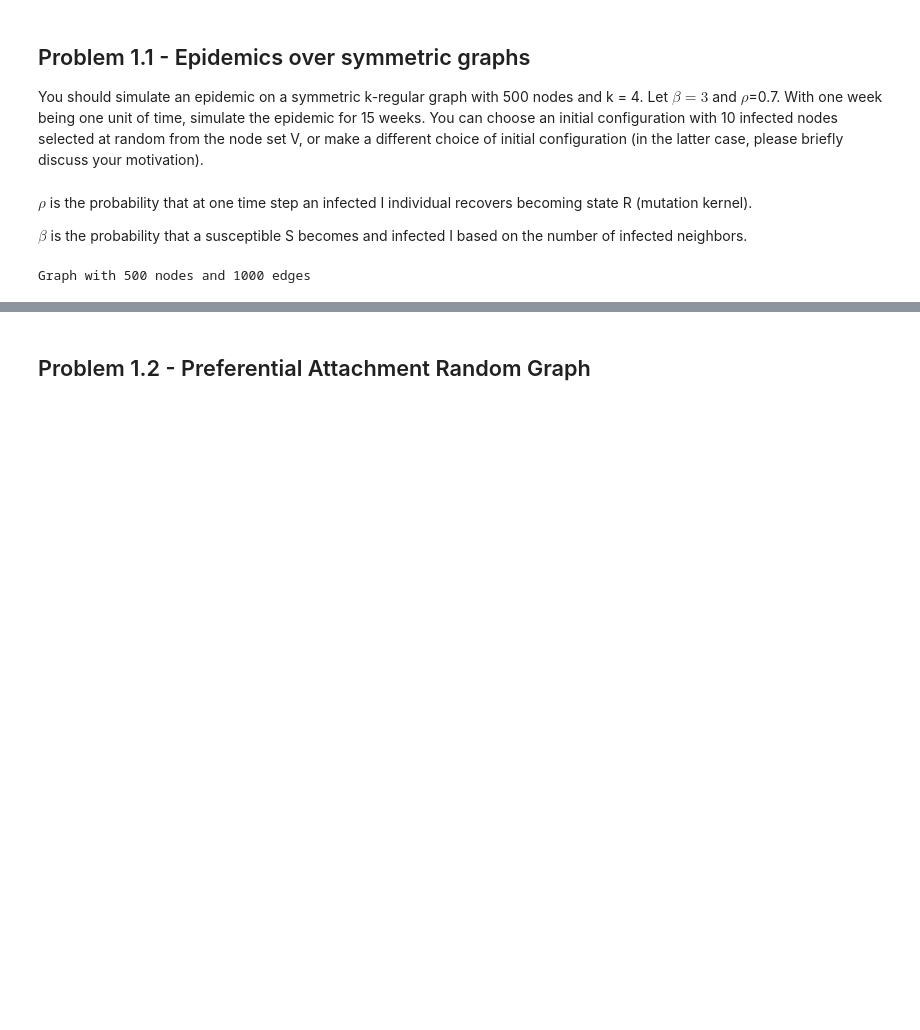
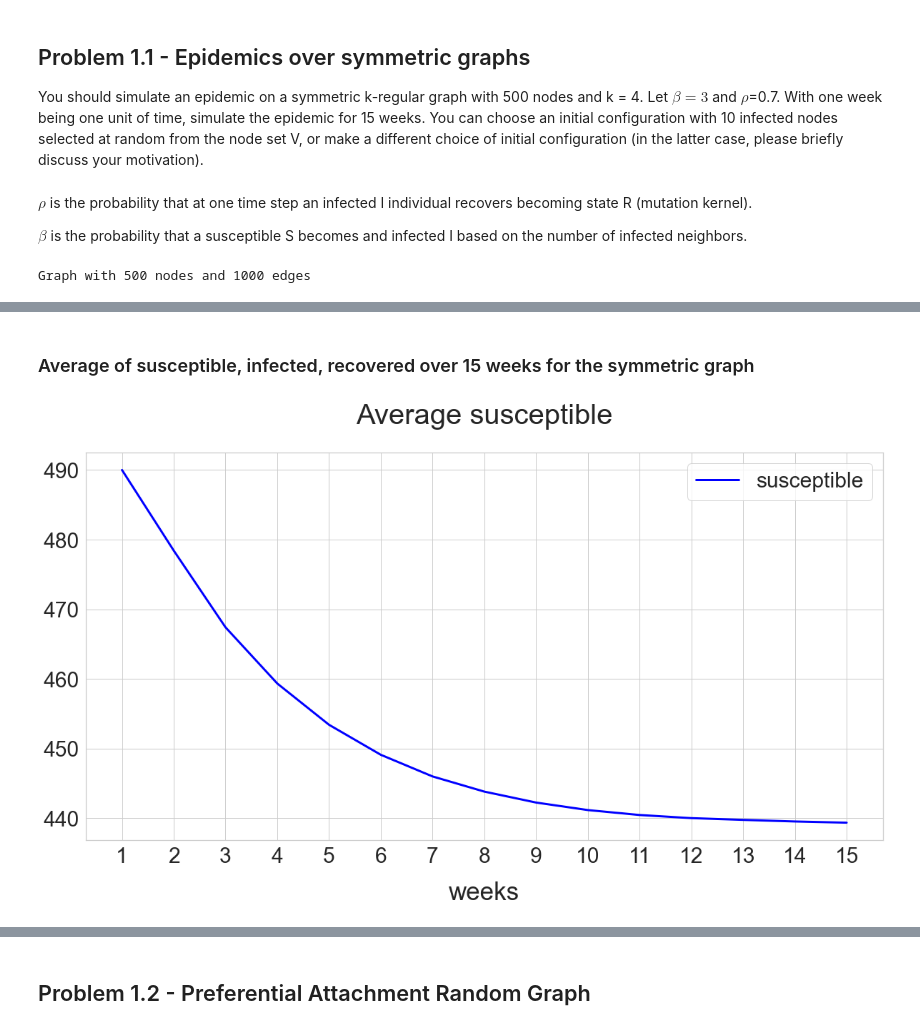
Before and after one commit to fabioeterno/Network_Homework, a Jupyter notebook: Homework3/Hw3.ipynb, the cells around one changed output, grey strips where cells are left out. Drawn from its saved outputs; the diff is of its cells as text; code cells hidden in the pictures; blank space fills up the shorter version.

```diff
--- a/Homework3/Hw3.ipynb
+++ b/Homework3/Hw3.ipynb
@@ -230,0 +263,22 @@ avg new infection:
+# %% [markdown]
+### Average of susceptible, infected, recovered over 15 weeks for the symmetric graph
+# %%
+fig, (ax1)= plt.subplots(1,1,figsize=(20,10))
+x = list(np.arange(1, 16))
+ax1.set_xticks(x)
+
+ax1.plot(x, avg_susceptible, label="susceptible", color = 'blue', linewidth=3)
+
+ax1.set_title("Average susceptible", fontsize=40, pad=40)
+
+ax1.set_xlabel("weeks", fontsize=35)
+ax1.xaxis.labelpad = 20
+
+ax1.tick_params(axis='x', labelsize=30)
+ax1.tick_params(axis='y', labelsize=30)
+ax1.legend(fontsize=30)
+
+plt.savefig('03_avg_susceptible.png', bbox_inches='tight')
+plt.show()
+# %% [output]
+[figure, added]
```
Also changed, not shown: parts of 14 cells of this notebook.
